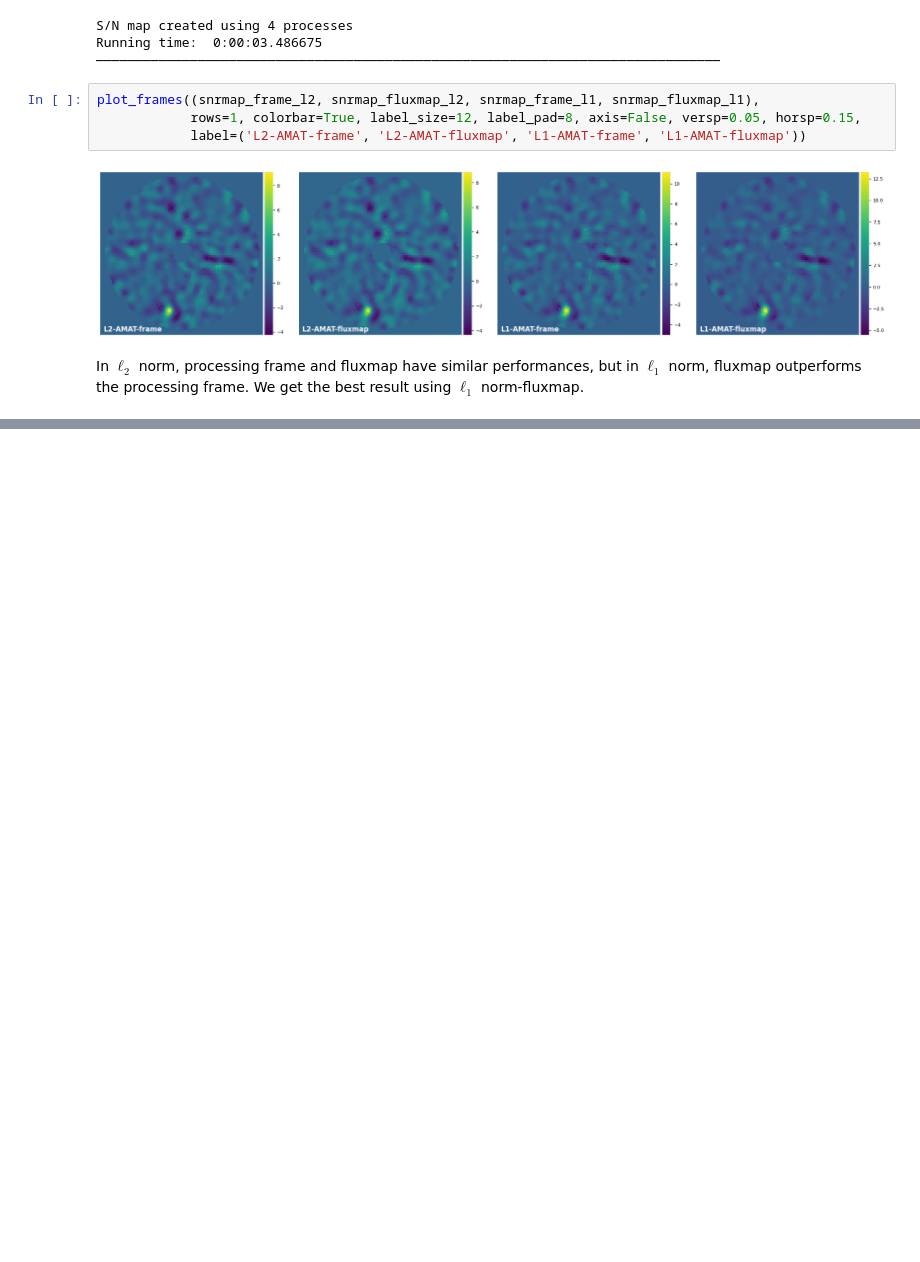
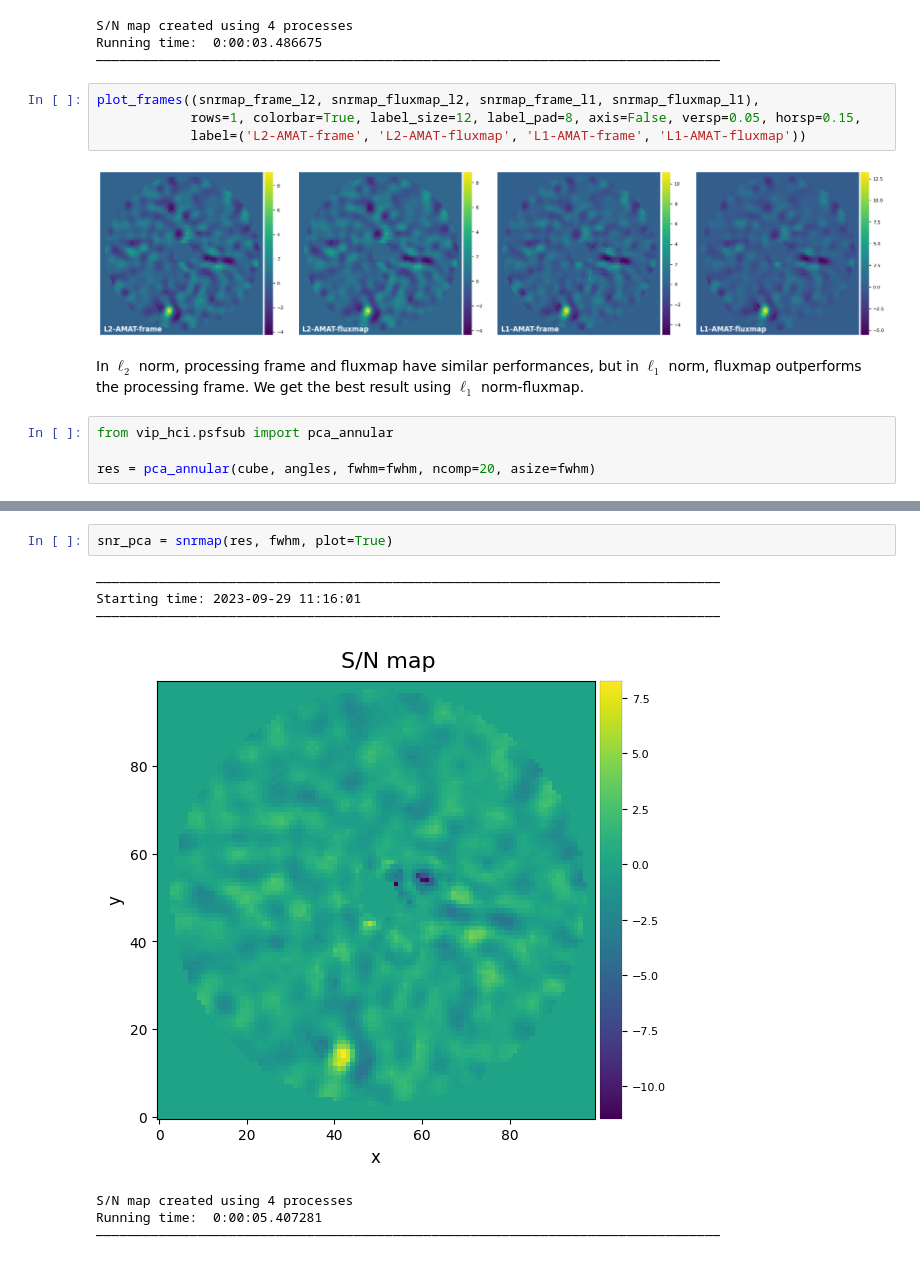
Before and after one commit to hazandaglayan/AMAT, a Jupyter notebook: test_AMAT.ipynb, the cells around one changed output, grey strips where cells are left out. Drawn from its saved outputs; the diff is of its cells as text; blank space fills up the shorter version.

```diff
--- a/test_AMAT.ipynb
+++ b/test_AMAT.ipynb
@@ -226,3 +226,7 @@ plot_frames((snrmap_frame_l2, snrmap_fluxmap_l2, snrmap_frame_l1, snrmap_fluxmap
 [figure]
 # %% [markdown]
 In $\ell_2$ norm, processing frame and fluxmap have similar performances, but in $\ell_1$ norm, fluxmap outperforms the processing frame. We get the best result using $\ell_1$ norm-fluxmap.
+# %%
+from vip_hci.psfsub import pca_annular
+
+res = pca_annular(cube, angles, fwhm=fwhm, ncomp=20, asize=fwhm)
@@ -228,0 +251,10 @@ In $\ell_2$ norm, processing frame and fluxmap have similar performances, but in
+# %%
+snr_pca = snrmap(res, fwhm, plot=True)
+# %% [output]
+――――――――――――――――――――――――――――――――――――――――――――――――――――――――――――――――――――――――――――――――
+Starting time: 2023-09-29 11:16:01
+――――――――――――――――――――――――――――――――――――――――――――――――――――――――――――――――――――――――――――――――
+[figure, added]
+S/N map created using 4 processes
+Running time:  0:00:05.407281
+――――――――――――――――――――――――――――――――――――――――――――――――――――――――――――――――――――――――――――――――
```
Also changed, not shown: parts of 2 cells of this notebook.
